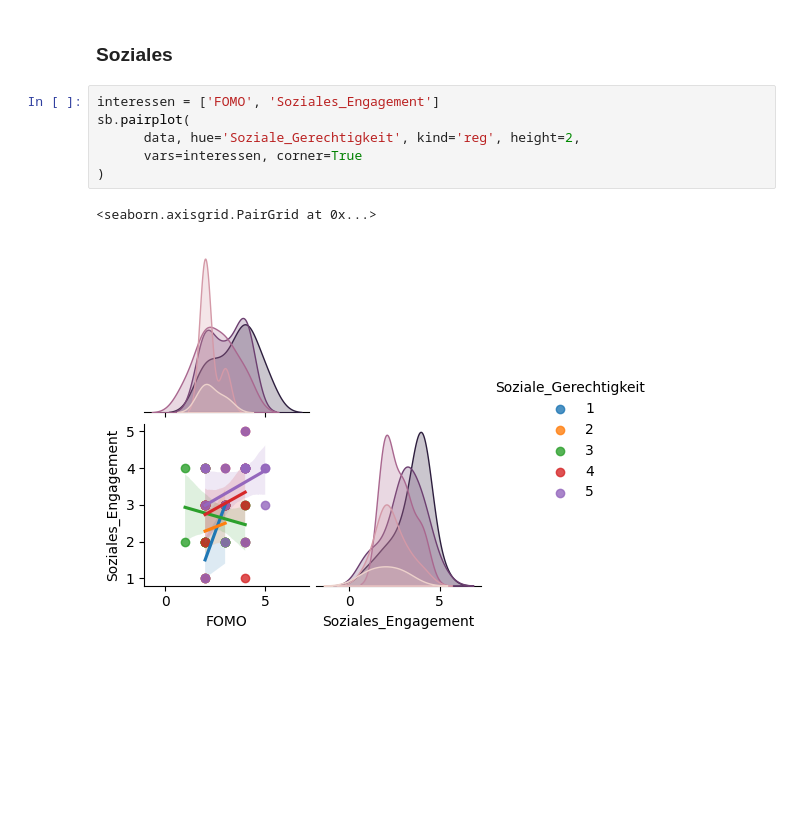
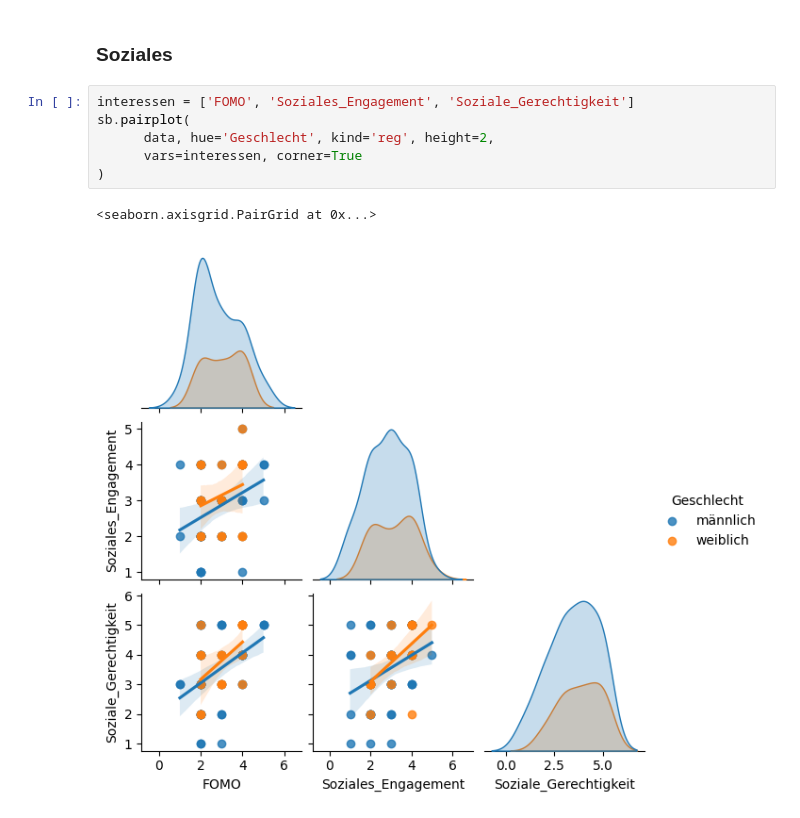
Before and after one commit to JulianCatnip/StudentMatcher, a Jupyter notebook: 02_Korrelationsanalyse.ipynb, the cells around one changed output. Cells and saved outputs as stored; diff of their text form; blank space fills up the shorter version.

Commit message:
Korrelationsanalyse neue Plots

```diff
--- a/02_Korrelationsanalyse.ipynb
+++ b/02_Korrelationsanalyse.ipynb
@@ -240,11 +240,11 @@ sb.swarmplot(data=data, x="Studiengang", y="Alter", hue="Geschlecht")
 # %% [markdown]
 ### Soziales
 # %%
-interessen = ['FOMO', 'Soziales_Engagement']
+interessen = ['FOMO', 'Soziales_Engagement', 'Soziale_Gerechtigkeit']
 sb.pairplot(
-      data, hue='Soziale_Gerechtigkeit', kind='reg', height=2,
+      data, hue='Geschlecht', kind='reg', height=2,
       vars=interessen, corner=True
 )
 # %% [output]
 <seaborn.axisgrid.PairGrid at 0x...>
-[figure, old version]
+[figure, new version]
```
Also changed, not shown: parts of 5 cells of this notebook.
